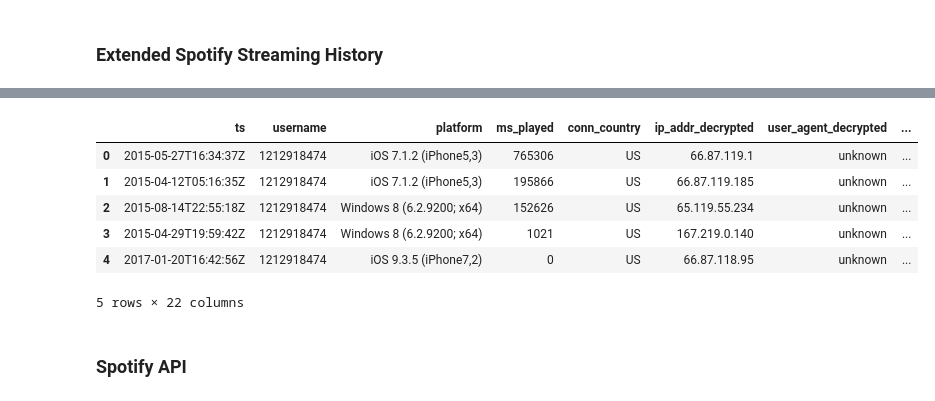
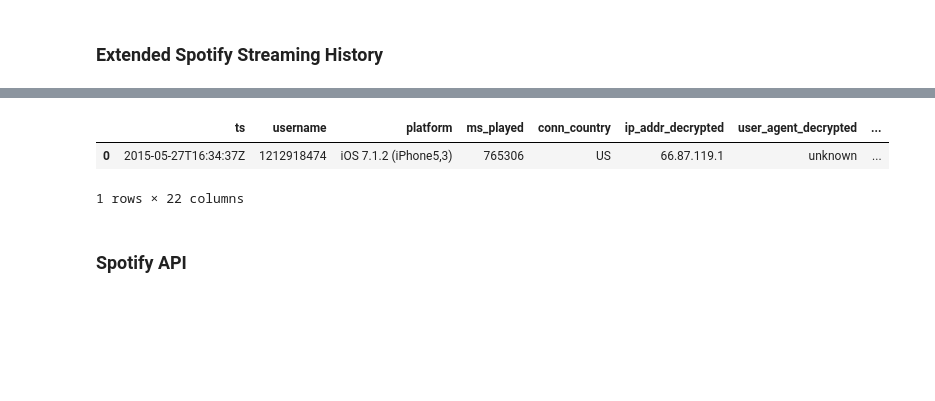
Before and after one commit to djcavaliere/Spotify-Recommendation-Engine, a Jupyter notebook: code/1. Data Collection-Functions.ipynb, the cells around one changed output, grey strips where cells are left out. Cells and saved outputs as stored; diff of their text form; code cells hidden in the pictures; blank space fills up the shorter version.

Commit message:
extended data pull

```diff
--- a/code/1. Data Collection-Functions.ipynb
+++ b/code/1. Data Collection-Functions.ipynb
@@ -77,15 +41,11 @@ memory usage: 5.6+ MB
 # %%
 extended['track_id'] = [extended['spotify_track_uri'][x][14:] for x in range(len(extended['spotify_track_uri']))]
 # %%
-extended.head()
+extended.head(1)
 # %% [output]
 |  | ts | username | platform | ms_played | conn_country | ip_addr_decrypted | user_agent_decrypted | ... |
 | 0 | 2015-05-27T16:34:37Z | 1212918474 | iOS 7.1.2 (iPhone5,3) | 765306 | US | 66.87.119.1 | unknown | ... |
-| 1 | 2015-04-12T05:16:35Z | 1212918474 | iOS 7.1.2 (iPhone5,3) | 195866 | US | 66.87.119.185 | unknown | ... |
-| 2 | 2015-08-14T22:55:18Z | 1212918474 | Windows 8 (6.2.9200; x64) | 152626 | US | 65.119.55.234 | unknown | ... |
-| 3 | 2015-04-29T19:59:42Z | 1212918474 | Windows 8 (6.2.9200; x64) | 1021 | US | 167.219.0.140 | unknown | ... |
-| 4 | 2017-01-20T16:42:56Z | 1212918474 | iOS 9.3.5 (iPhone7,2) | 0 | US | 66.87.118.95 | unknown | ... |
-5 rows × 22 columns
+1 rows × 22 columns
 # %% [markdown]
 ### Spotify API
 # %%
```
Also changed, not shown: parts of 40 cells of this notebook, 10 other files.
